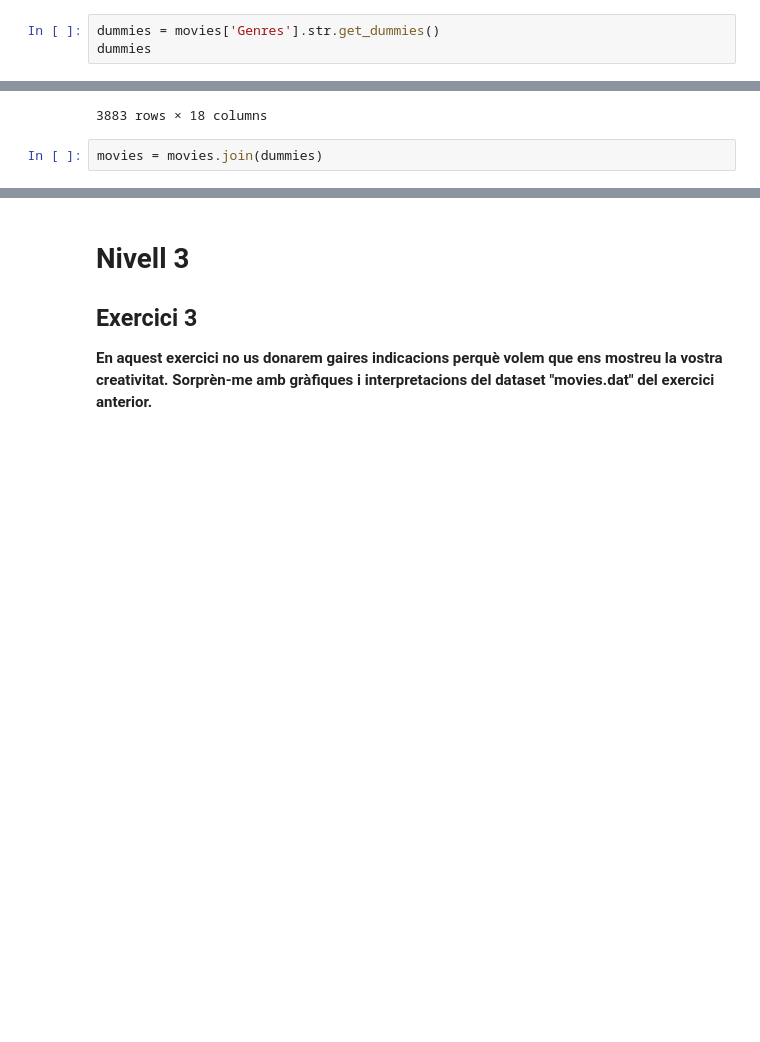
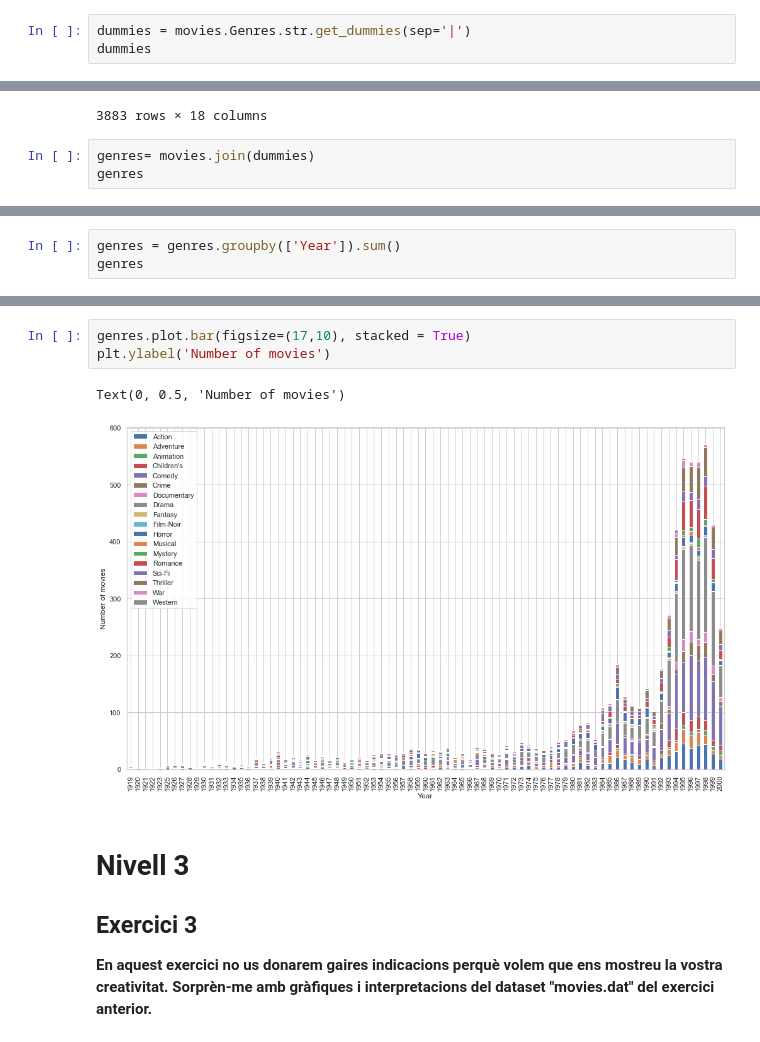
Before and after one commit to Dapina28/Visualitzaci-gr-fica-de-M-ltiples-variables, a Jupyter notebook: S03 T02 Visualitzacio grafica de Multiples variables.ipynb, the cells around one changed output, grey strips where cells are left out. Drawn from its saved outputs; the diff is of its cells as text; blank space fills up the shorter version.

```diff
--- a/S03 T02 Visualitzacio grafica de Multiples variables.ipynb
+++ b/S03 T02 Visualitzacio grafica de Multiples variables.ipynb
@@ -300,7 +318,7 @@ plt.grid(True)
 # %% [markdown]
 **Dues variables = 1 Variable numèrica(Year) i una variable categòrica (Genres)**
 # %%
-dummies = movies['Genres'].str.get_dummies()
+dummies = movies.Genres.str.get_dummies(sep='|')
 dummies
 # %% [output]
 |  | Action | Adventure | Animation | Children's | Comedy | Crime | Documentary | Drama | Fantasy | Film-Noir | ... |
@@ -318,4 +336,5 @@ dummies
 | 3952 | 0 | 0 | 0 | 0 | 0 | 0 | 0 | 1 | 0 | 0 | ... |
 3883 rows × 18 columns
 # %%
-movies = movies.join(dummies)
+genres= movies.join(dummies)
+genres
@@ -327,0 +356,3 @@ AttributeError: module 'seaborn' has no attribute 'histplot'
+# %%
+genres = genres.groupby(['Year']).sum()
+genres
@@ -328,3 +374,9 @@ AttributeError: module 'seaborn' has no attribute 'histplot'
+# %%
+genres.plot.bar(figsize=(17,10), stacked = True)
+plt.ylabel('Number of movies')
+# %% [output]
+Text(0, 0.5, 'Number of movies')
+[figure, added]
 # %% [markdown]
 # Nivell 3
 ## Exercici 3
```
Also changed, not shown: parts of 16 cells of this notebook.
